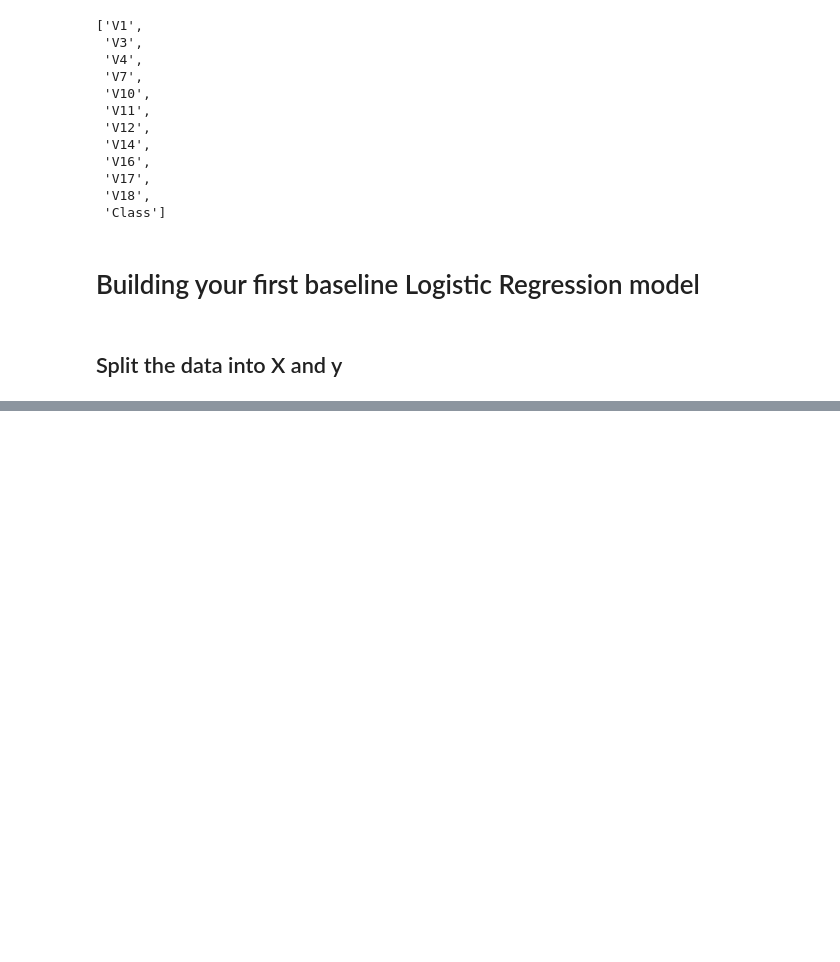
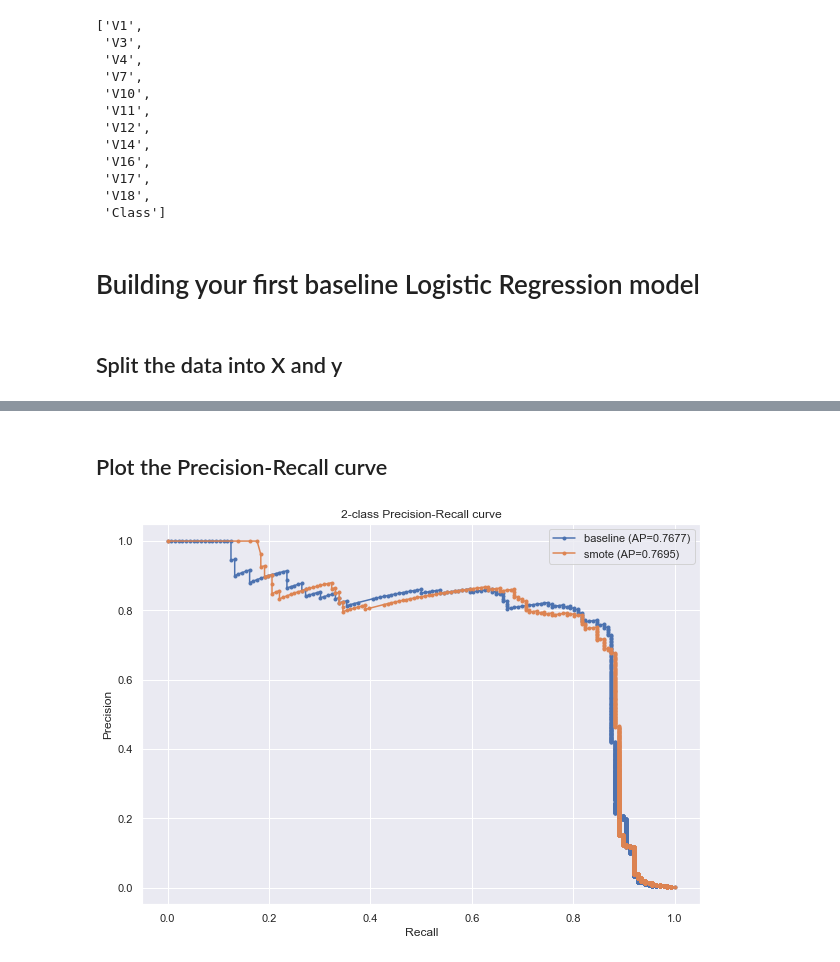
Before and after one commit to tsailiming/datascience-examples, a Jupyter notebook: workshop/notebooks/2 building the first model.ipynb, the cells around one changed output, grey strips where cells are left out. Saved outputs shown, nothing was run; the diff lists cells and outputs as text; code cells hidden in the pictures; blank space fills up the shorter version.

```diff
--- a/workshop/notebooks/2 building the first model.ipynb
+++ b/workshop/notebooks/2 building the first model.ipynb
@@ -124,0 +152,17 @@ plt.show()
+# %% [markdown]
+## Plot the Precision-Recall curve
+# %%
+# For unbalanced data
+plt.figure(figsize = (10,7))
+
+for classifier in classifiers:
+    precision, recall, a = precision_recall_curve(y_test, classifier['y_proba_baseline'])
+    plt.plot(recall, precision, marker='.', label=classifier['name'] + ' (AP={:.4f})'.format(classifier['average_precision']))
+
+plt.xlabel('Recall')
+plt.ylabel('Precision')
+plt.title('2-class Precision-Recall curve')
+plt.legend()
+plt.show()
+# %% [output]
+[figure, added]
```
Also changed, not shown: parts of 18 cells of this notebook, 1 other file.
